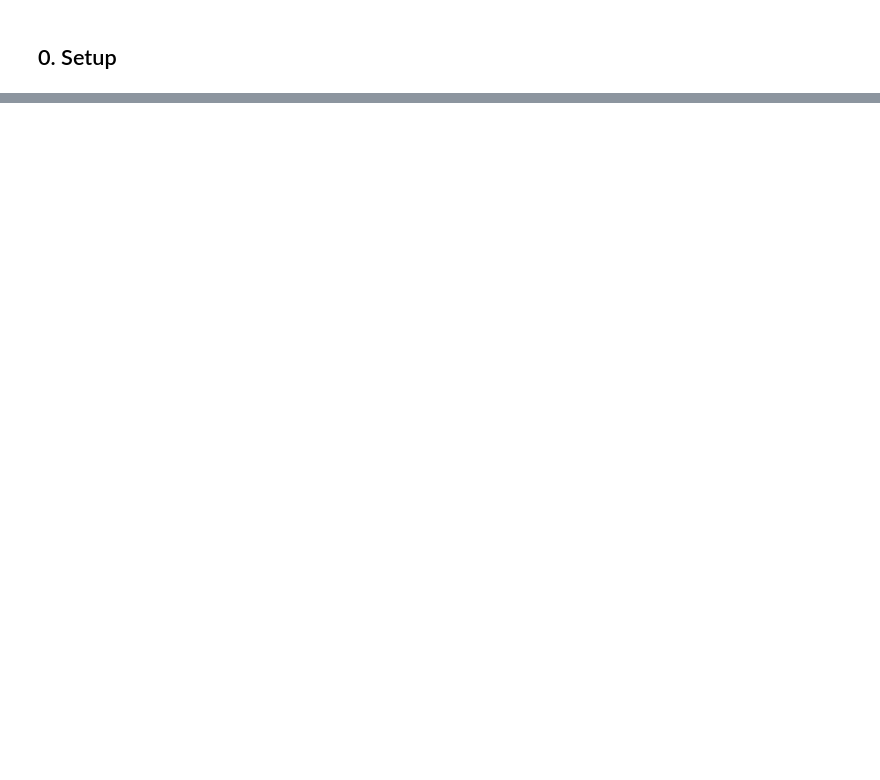
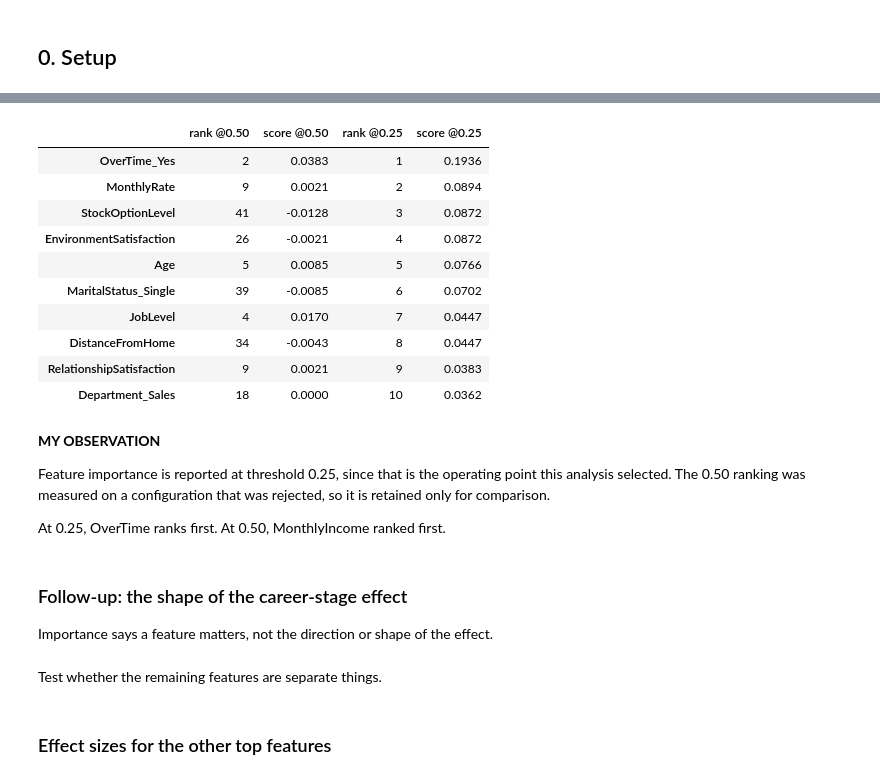
Before and after one commit to rXmk03/hr-attrition-two-datasets, a Jupyter notebook: notebooks/01_analysis.ipynb, the cells around one changed output, grey strips where cells are left out. Drawn from its saved outputs; the diff is of its cells as text; code cells hidden in the pictures; blank space fills up the shorter version.

```diff
--- a/notebooks/01_analysis.ipynb
+++ b/notebooks/01_analysis.ipynb
@@ -109,0 +193,7 @@ TODO:
+# %%
+X_train, X_test, y_train, y_test = train_test_split(
+    X_enc, y, test_size=0.2, stratify=y, random_state=RANDOM_STATE)
+
+print('train:', X_train.shape, ' test:', X_test.shape)
+print('train attrition rate:', round(y_train.mean(), 3))
+print('test  attrition rate:', round(y_test.mean(), 3))
@@ -109,0 +206,7 @@ TODO:
+# %%
+rf = RandomForestClassifier(random_state=RANDOM_STATE)
+rf.fit(X_train, y_train)
+rf_pred = rf.predict(X_test)
+
+print(classification_report(y_test, rf_pred, target_names=['Stayed', 'Left']))
+print(confusion_matrix(y_test, rf_pred))
@@ -109,0 +323,7 @@ TODO:
+# %%
+perm_rf = permutation_importance(rf, X_test, y_test, n_repeats=10,
+                                 random_state=RANDOM_STATE, scoring='recall')
+
+imp_rf = pd.Series(perm_rf.importances_mean, index=X_test.columns).sort_values(ascending=False)
+print('RANDOM FOREST')
+print(imp_rf.head(10).round(4))
@@ -109,0 +370,8 @@ TODO:
+# %%
+perm_rf_25 = permutation_importance(rf, X_test, y_test, n_repeats=10,
+                                   random_state=RANDOM_STATE,
+                                   scoring=recall_at(0.25))
+
+imp_rf_25 = pd.Series(perm_rf_25.importances_mean, index=X_test.columns).sort_values(ascending=False)
+print('RANDOM FOREST - recall at threshold 0.25')
+print(imp_rf_25.head(10).round(4))
@@ -109,0 +391,36 @@ TODO:
+# %%
+compare_thresh = pd.DataFrame({
+    'rank @0.50': imp_rf.rank(ascending=False).astype(int),
+    'score @0.50': imp_rf.round(4),
+    'rank @0.25': imp_rf_25.rank(ascending=False).astype(int),
+    'score @0.25': imp_rf_25.round(4),
+}).sort_values('rank @0.25').head(10)
+compare_thresh
+# %% [output]
+|  | rank @0.50 | score @0.50 | rank @0.25 | score @0.25 |
+| OverTime_Yes | 2 | 0.0383 | 1 | 0.1936 |
+| MonthlyRate | 9 | 0.0021 | 2 | 0.0894 |
+| StockOptionLevel | 41 | -0.0128 | 3 | 0.0872 |
+| EnvironmentSatisfaction | 26 | -0.0021 | 4 | 0.0872 |
+| Age | 5 | 0.0085 | 5 | 0.0766 |
+| MaritalStatus_Single | 39 | -0.0085 | 6 | 0.0702 |
+| JobLevel | 4 | 0.0170 | 7 | 0.0447 |
+| DistanceFromHome | 34 | -0.0043 | 8 | 0.0447 |
+| RelationshipSatisfaction | 9 | 0.0021 | 9 | 0.0383 |
+| Department_Sales | 18 | 0.0000 | 10 | 0.0362 |
+# %% [markdown]
+**MY OBSERVATION**
+
+Feature importance is reported at threshold 0.25, since that is the operating
+point this analysis selected. The 0.50 ranking was measured on a configuration
+that was rejected, so it is retained only for comparison.
+
+At 0.25, OverTime ranks first. At 0.50, MonthlyIncome ranked first.
+# %% [markdown]
+### Follow-up: the shape of the career-stage effect
+
+Importance says a feature matters, not the direction or shape of the effect.
+# %% [markdown]
+Test whether the remaining features are separate things.
+# %% [markdown]
+### Effect sizes for the other top features
```
Also changed, not shown: parts of 130 cells of this notebook.
